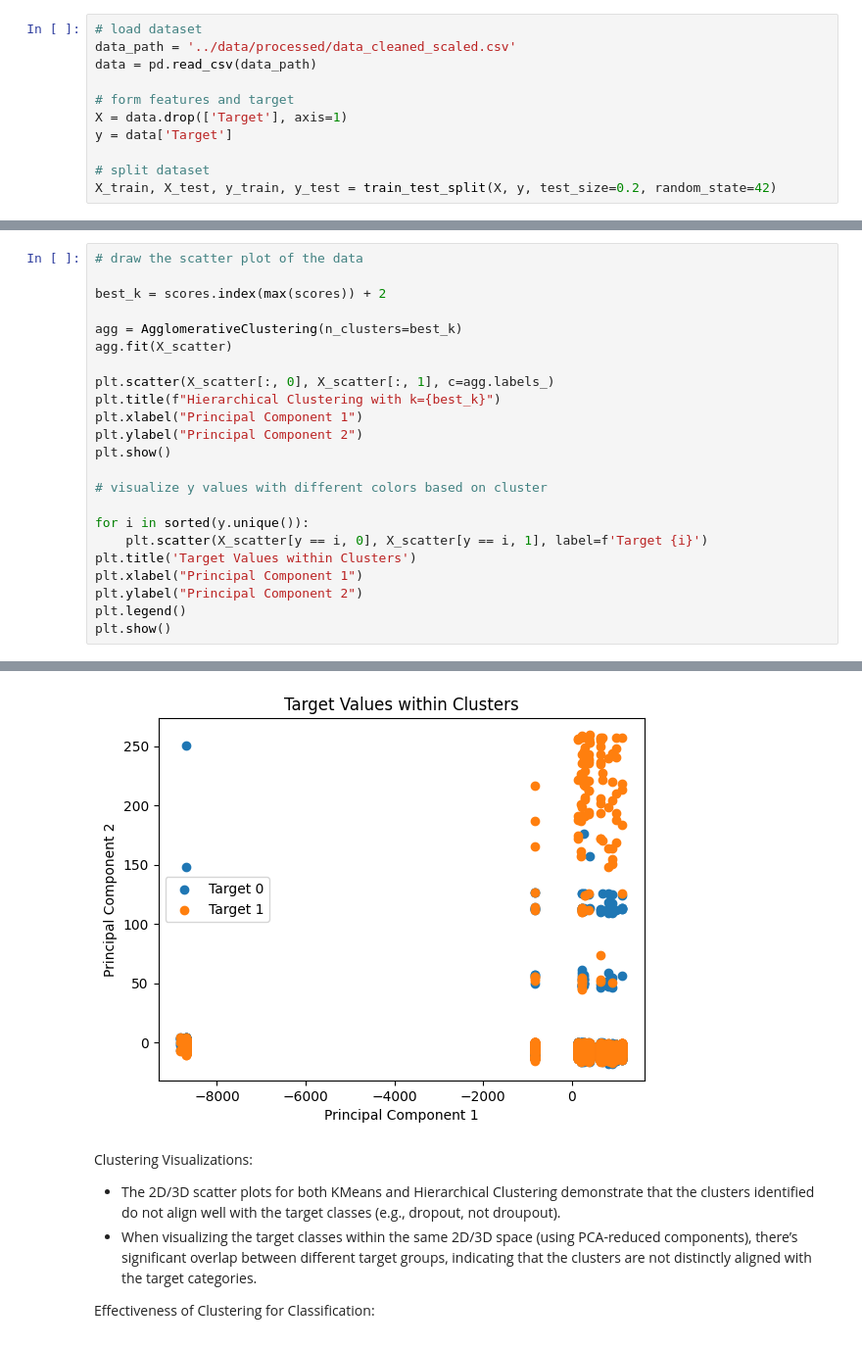
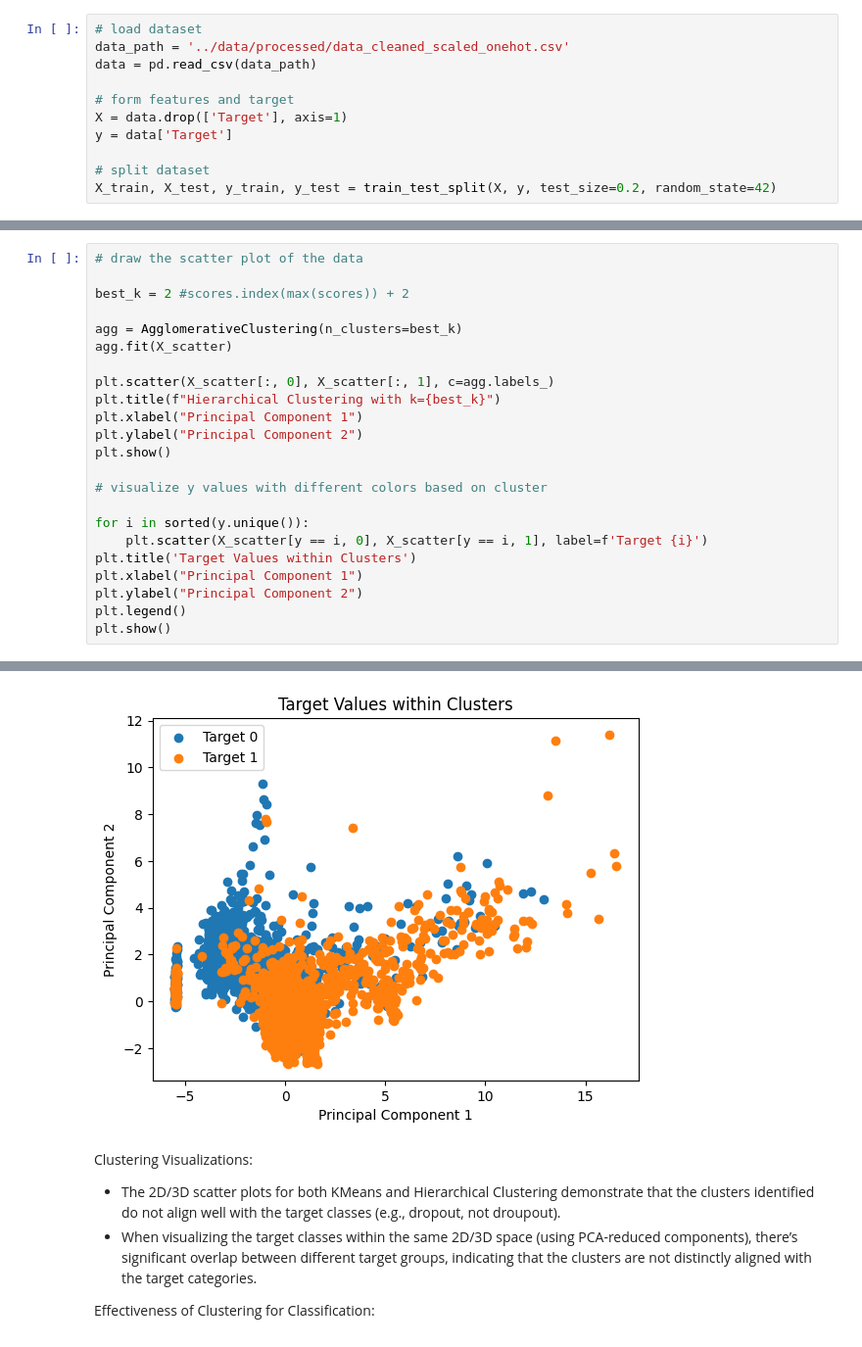
Before and after one commit to jnqian99/academic-performance, a Jupyter notebook: notebooks/3_cluster.ipynb, the cells around one changed output, grey strips where cells are left out. Shown at 98% size. Saved outputs shown, nothing was run; the diff lists cells and outputs as text.

```diff
--- a/notebooks/3_cluster.ipynb
+++ b/notebooks/3_cluster.ipynb
@@ -27,7 +27,7 @@ Requirement already satisfied: six>=1.5 in /Users/dandansang/anaconda3/lib/pytho
 Note: you may need to restart the kernel to use updated packages.
 # %%
 # load dataset
-data_path = '../data/processed/data_cleaned_scaled.csv'
+data_path = '../data/processed/data_cleaned_scaled_onehot.csv'
 data = pd.read_csv(data_path)
 
 # form features and target
@@ -146,7 +146,7 @@ k=10, score=0.5884255777097596
 # %%
 # draw the scatter plot of the data
 
-best_k = scores.index(max(scores)) + 2
+best_k = 2 #scores.index(max(scores)) + 2
 
 agg = AgglomerativeClustering(n_clusters=best_k)
 agg.fit(X_scatter)
@@ -171,4 +171,4 @@ plt.show()
-[figure, old version]
+[figure, new version]
 # %% [markdown]
 Clustering Visualizations:
 - The 2D/3D scatter plots for both KMeans and Hierarchical Clustering demonstrate that the clusters identified do not align well with the target classes (e.g., dropout, not droupout).
```
Also changed, not shown: parts of 5 cells of this notebook, 9 other files.
